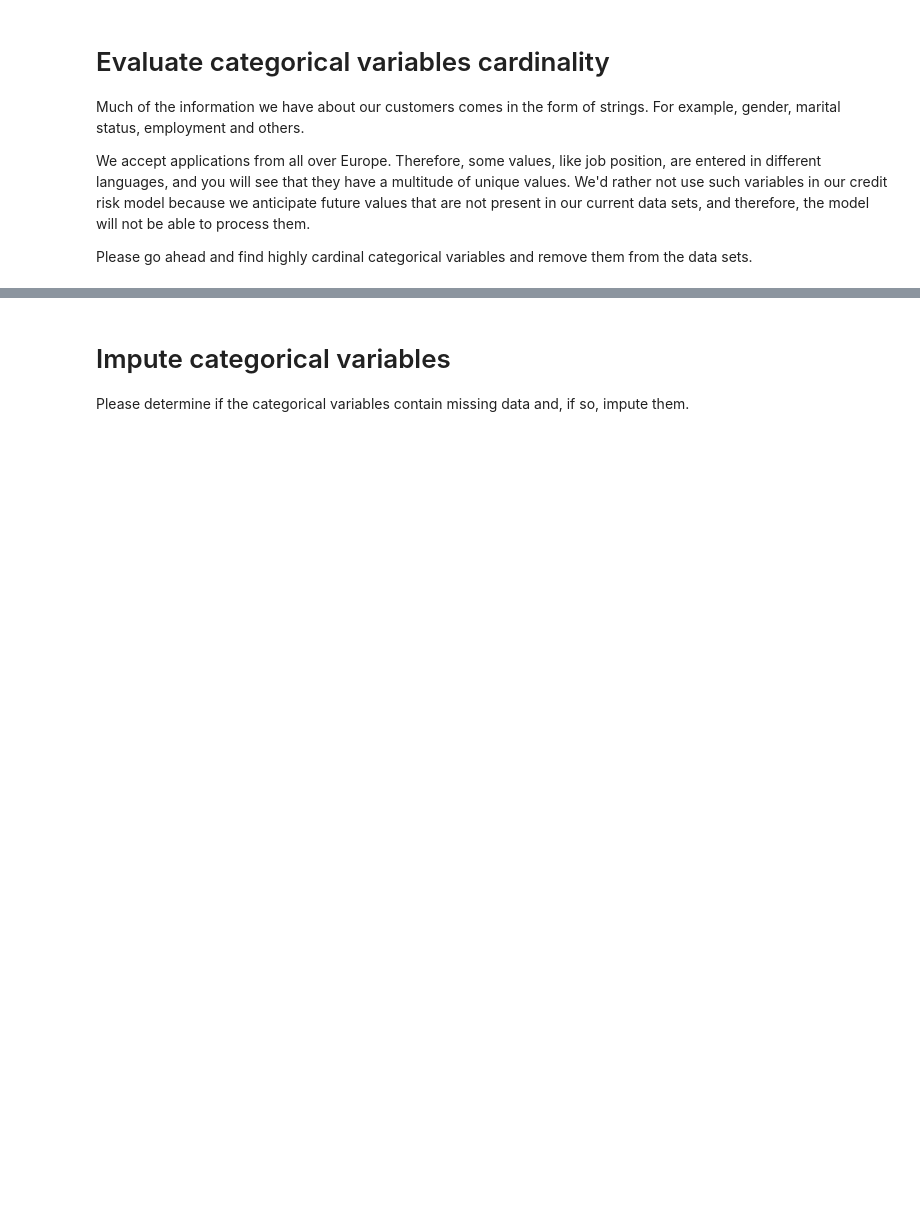
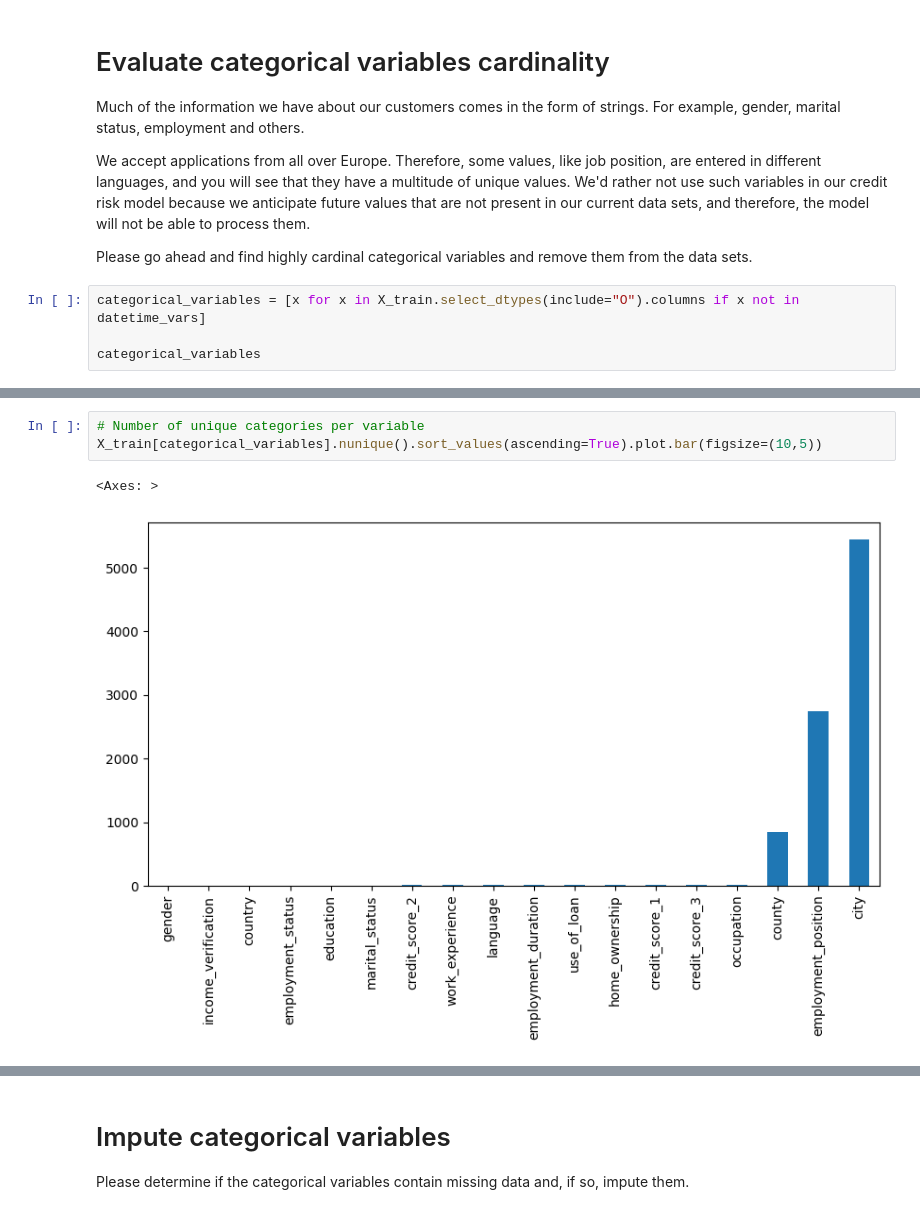
Before and after one commit to HimanshuAbburu/credit_risk_ml_pipeline, a Jupyter notebook: main.ipynb, the cells around one changed output, grey strips where cells are left out. Cells and saved outputs as stored; diff of their text form; blank space fills up the shorter version.

```diff
--- a/main.ipynb
+++ b/main.ipynb
@@ -264,3 +363,7 @@ Much of the information we have about our customers comes in the form of strings
 We accept applications from all over Europe. Therefore, some values, like job position, are entered in different languages, and you will see that they have a multitude of unique values. We'd rather not use such variables in our credit risk model because we anticipate future values that are not present in our current data sets, and therefore, the model will not be able to process them.
 
 Please go ahead and find highly cardinal categorical variables and remove them from the data sets.
+# %%
+categorical_variables = [x for x in X_train.select_dtypes(include="O").columns if x not in datetime_vars]
+
+categorical_variables
@@ -266,0 +400,6 @@ Please go ahead and find highly cardinal categorical variables and remove them f
+# %%
+# Number of unique categories per variable
+X_train[categorical_variables].nunique().sort_values(ascending=True).plot.bar(figsize=(10,5))
+# %% [output]
+<Axes: >
+[figure, added]
```
Also changed, not shown: parts of 39 cells of this notebook.
